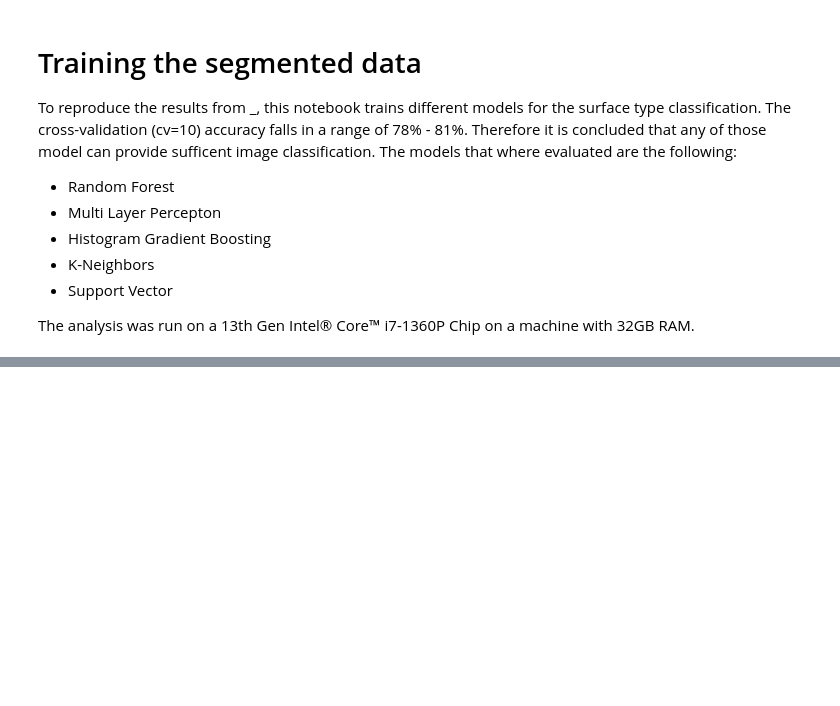
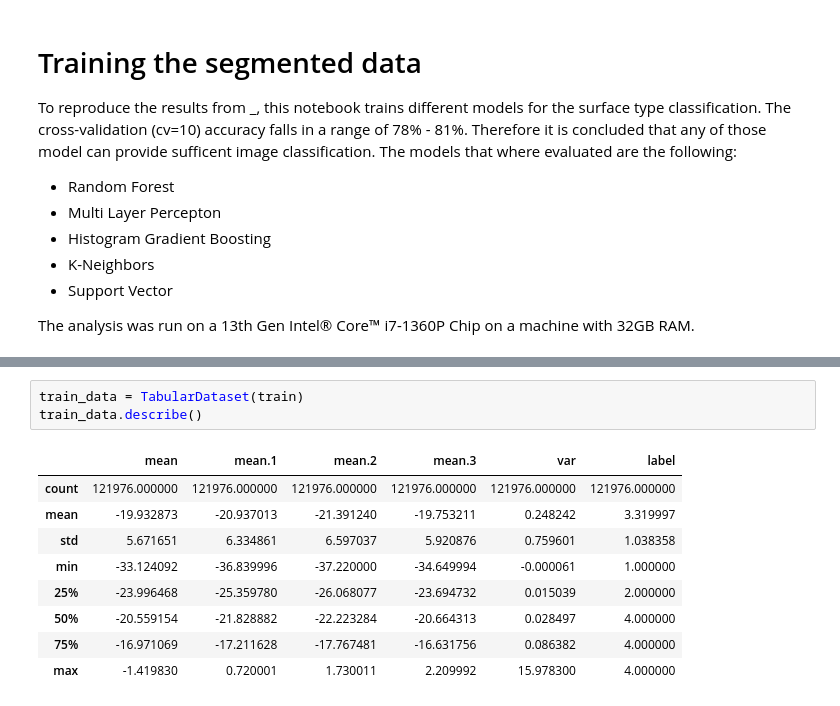
Before and after one commit to FranzFlink/Mueller_et_al_2024_code, a Jupyter notebook: source/analysis/fast_train_segment.ipynb, the cells around one changed output, grey strips where cells are left out. Drawn from its saved outputs; the diff is of its cells as text; blank space fills up the shorter version.

```diff
--- a/source/analysis/fast_train_segment.ipynb
+++ b/source/analysis/fast_train_segment.ipynb
@@ -99,0 +44,13 @@ weighted avg         0.780859640788407    0.7801151845429775   0.780431998098736
+# %%
+train_data = TabularDataset(train)
+train_data.describe()
+# %% [output]
+|  | mean | mean.1 | mean.2 | mean.3 | var | label |
+| count | 121976.000000 | 121976.000000 | 121976.000000 | 121976.000000 | 121976.000000 | 121976.000000 |
+| mean | -19.932873 | -20.937013 | -21.391240 | -19.753211 | 0.248242 | 3.319997 |
+| std | 5.671651 | 6.334861 | 6.597037 | 5.920876 | 0.759601 | 1.038358 |
+| min | -33.124092 | -36.839996 | -37.220000 | -34.649994 | -0.000061 | 1.000000 |
+| 25% | -23.996468 | -25.359780 | -26.068077 | -23.694732 | 0.015039 | 2.000000 |
+| 50% | -20.559154 | -21.828882 | -22.223284 | -20.664313 | 0.028497 | 4.000000 |
+| 75% | -16.971069 | -17.211628 | -17.767481 | -16.631756 | 0.086382 | 4.000000 |
+| max | -1.419830 | 0.720001 | 1.730011 | 2.209992 | 15.978300 | 4.000000 |
```
Also changed, not shown: parts of 16 cells of this notebook.
